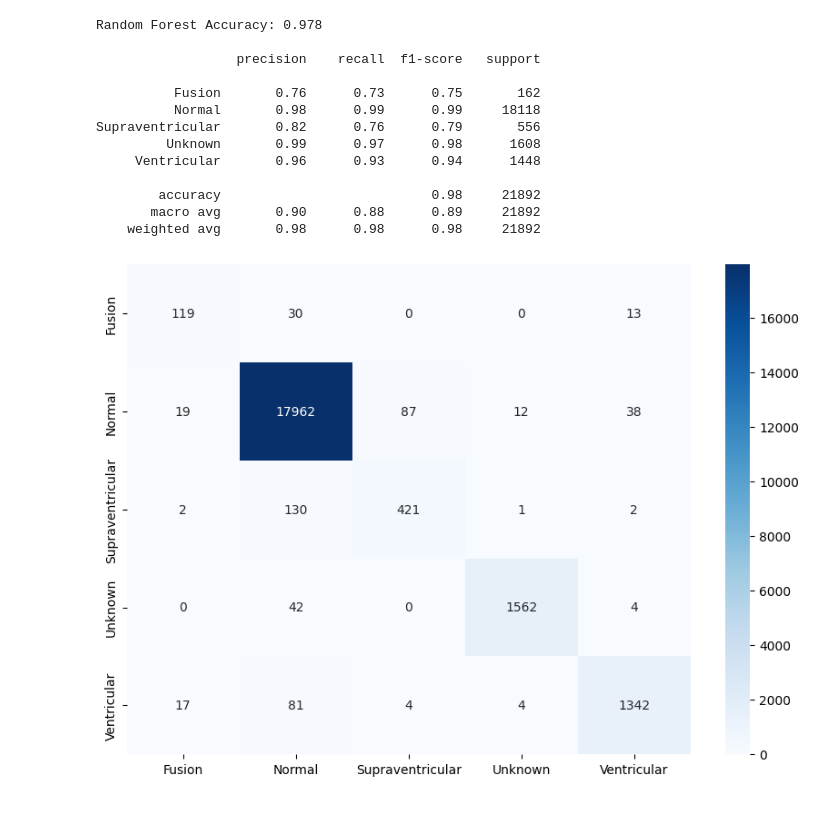
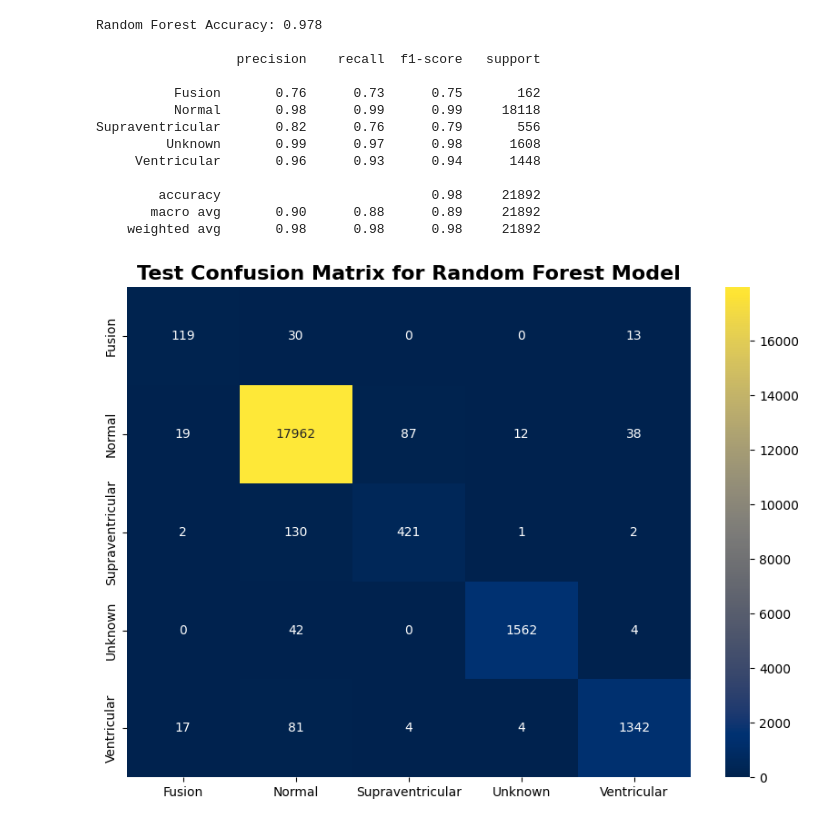
Before and after one commit to DejusDevspace/heart-condition-prediction-from-ecg-readings, a Jupyter notebook: modelling.ipynb, the cells around one changed output. Saved outputs shown, nothing was run; the diff lists cells and outputs as text; code cells hidden in the pictures.

```diff
--- a/modelling.ipynb
+++ b/modelling.ipynb
@@ -101,7 +122,7 @@ import pickle
 # %%
 # Encoding the labels
 encoder = LabelEncoder()
-y_train = encoder.fit_transform(y_train)
+y_train_resampled = encoder.fit_transform(y_train_resampled)
 y_test = encoder.transform(y_test)
 # %%
 # Checking the encoded labels
@@ -123,6 +146,6 @@ with open("encoders/label_encoder.pkl", "wb") as f:
 # %%
 model = LogisticRegression(max_iter=1000)
-model.fit(X_train, y_train)
+model.fit(X_train_resampled, y_train_resampled)
 # %% [output]
 LogisticRegression(max_iter=1000)
 # %% [markdown]
@@ -175,7 +212,7 @@ plt.show()
 from sklearn.tree import DecisionTreeClassifier
 # %%
 dtree = DecisionTreeClassifier(criterion="entropy", random_state=42)
-dtree.fit(X_train, y_train)
+dtree.fit(X_train_resampled, y_train_resampled)
 # %% [output]
 DecisionTreeClassifier(criterion='entropy', random_state=42)
 # %% [markdown]
@@ -221,7 +274,7 @@ plt.show()
 from sklearn.ensemble import RandomForestClassifier
 # %%
 rfc = RandomForestClassifier(n_estimators=15, random_state=42)
-rfc.fit(X_train, y_train)
+rfc.fit(X_train_resampled, y_train_resampled)
 # %% [output]
 RandomForestClassifier(n_estimators=15, random_state=42)
 # %% [markdown]
@@ -254,10 +307,12 @@ import matplotlib.pyplot as plt
 # %%
 # Confusion matrix for the model predictions
 rfc_matrix = confusion_matrix(y_test ,y_pred_rfc)
 plt.figure(figsize=(10, 7))
-sns.heatmap(rfc_matrix, annot=True, fmt='d', cmap='Blues', xticklabels=encoder.classes_, yticklabels=encoder.classes_)
+sns.heatmap(rfc_matrix, annot=True, fmt='d', cmap='cividis', xticklabels=encoder.classes_, yticklabels=encoder.classes_)
+plt.title("Test Confusion Matrix for Random Forest Model", fontsize=16, fontweight="bold")
+plt.savefig("plots/random-forest-test-confusion-matrix.png")
 plt.show()
 # %% [output]
-[figure, old version]
+[figure, new version]
 # %%
 # Confusion matrix for the model predictions
```
Also changed, not shown: parts of 18 cells of this notebook, 13 other files.
